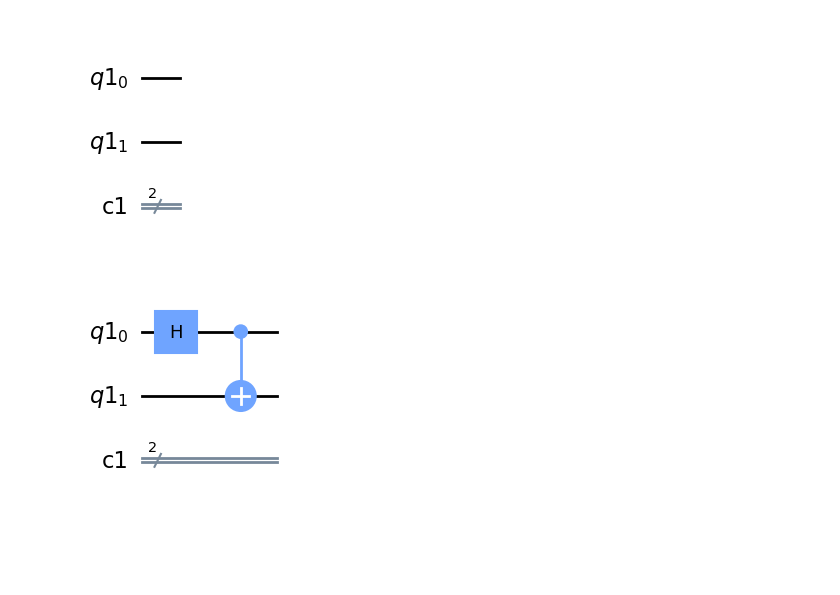
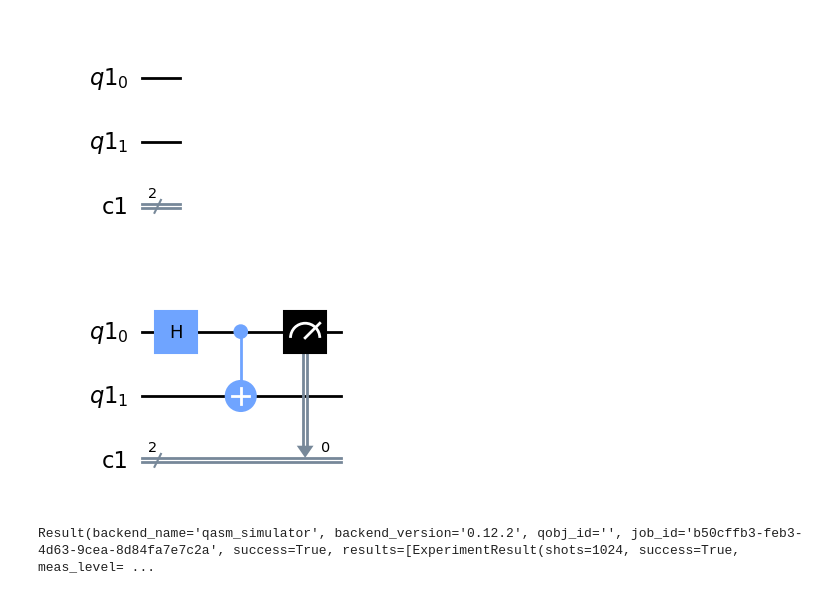
Before and after one commit to Chinmay-395/Quantum-Networking-and-Security, a Jupyter notebook: HW5/entaglement_code_Chinmay_Dali.ipynb, the cells around one changed output. Drawn from its saved outputs; the diff is of its cells as text; code cells hidden in the pictures; blank space fills up the shorter version.

```diff
--- a/HW5/entaglement_code_Chinmay_Dali.ipynb
+++ b/HW5/entaglement_code_Chinmay_Dali.ipynb
@@ -13,9 +13,21 @@ quantum_circuit.draw(output='mpl')
 # %%
 # Apply a Hadamard gate to the first qubit
 quantum_circuit.h(0)
 # Apply a CNOT gate to create the entangled state
 quantum_circuit.cx(0, 1)
 # Draw the circuit again
+quantum_circuit.measure(0,0)
 quantum_circuit.draw(output='mpl')
+# quantum_circuit.draw(output='mpl')
 # %% [output]
-[figure, old version]
+[figure, new version]
+# %%
+# As we can see, the circuit now has a X Gate. We can now measure the qubit at the quantum register.
+# For this we have two methods, AER(quantum computer simulator) and IBM (IBM's quantum computer)
+from qiskit.providers.aer import QasmSimulator
+backend= QasmSimulator()
+job = backend.run(quantum_circuit,shots=1024)
+result = job.result()
+print(result)
+# %% [output]
+Result(backend_name='qasm_simulator', backend_version='0.12.2', qobj_id='', job_id='b50cffb3-feb3-4d63-9cea-8d84fa7e7c2a', success=True, results=[ExperimentResult(shots=1024, success=True, meas_level= ...
```
Also changed, not shown: parts of 6 cells of this notebook, 3 other files.
